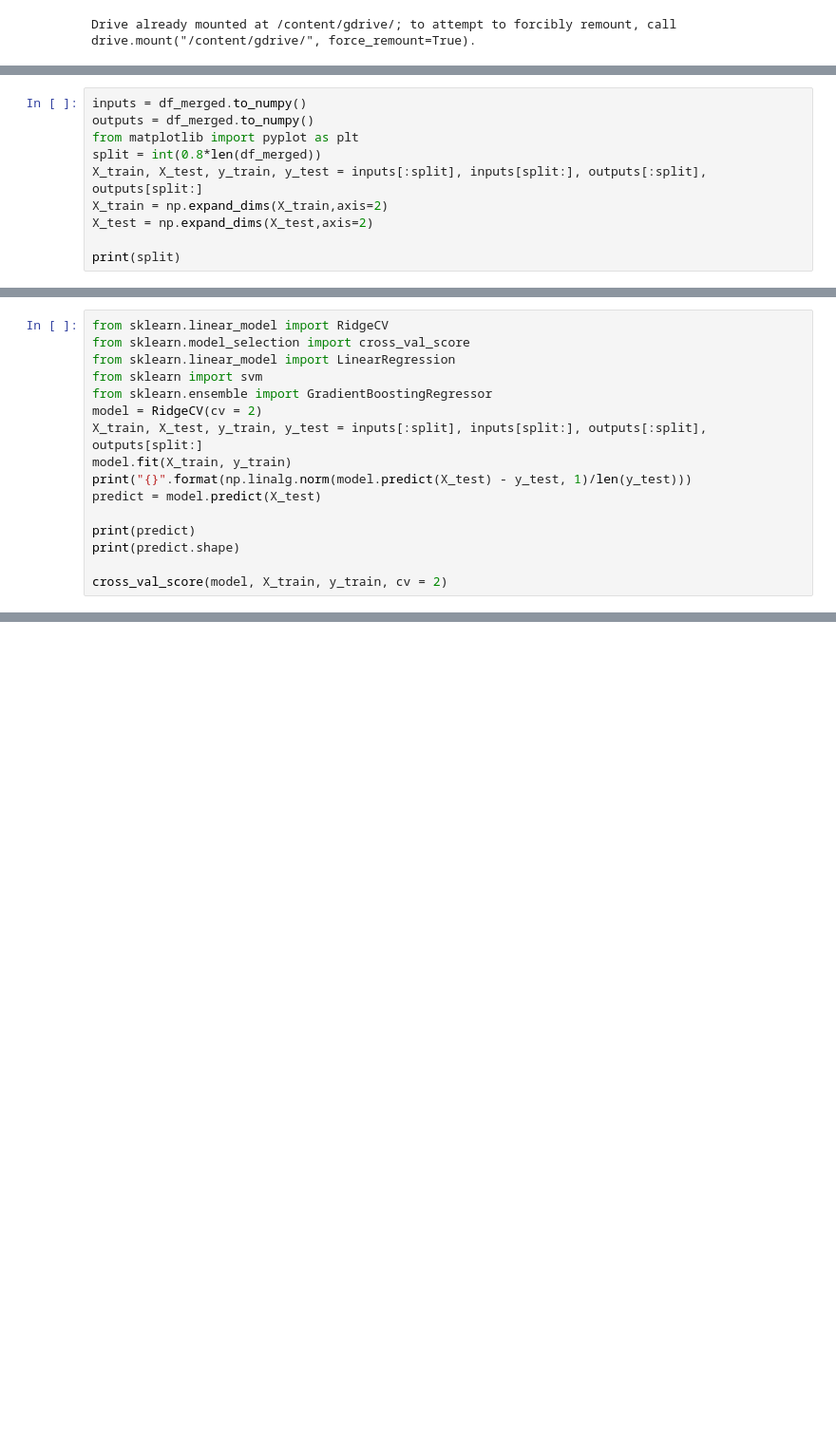
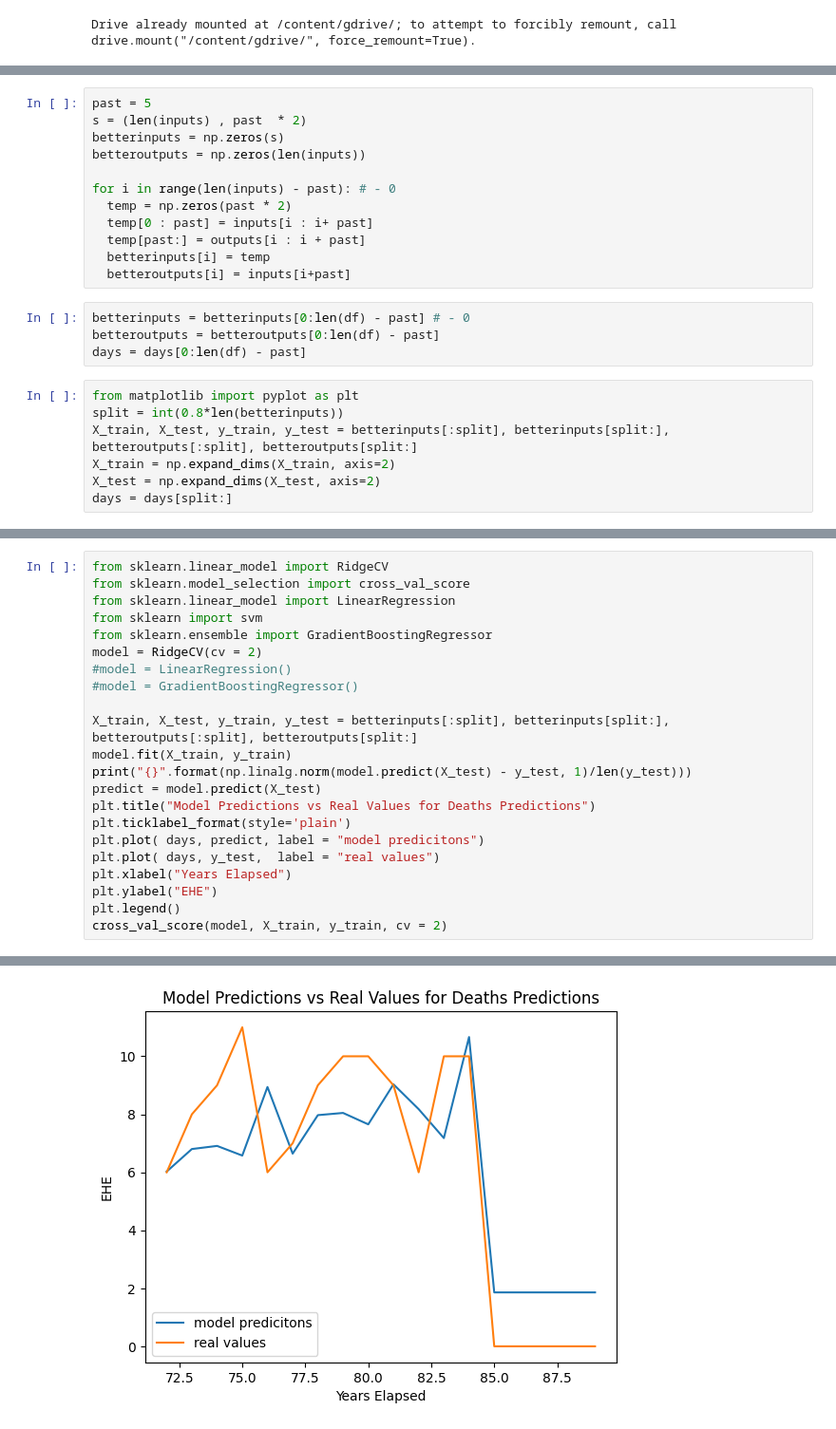
Before and after one commit to aranpandey/CornyWebbedRegisters, a Jupyter notebook: Temp+Mortality.ipynb, the cells around one changed output, grey strips where cells are left out. Shown at 95% size. Cells and saved outputs as stored; diff of their text form; blank space fills up the shorter version.

```diff
--- a/Temp+Mortality.ipynb
+++ b/Temp+Mortality.ipynb
@@ -187,10 +188,23 @@ df_merged.head(100)
+# %%
+past = 5
+s = (len(inputs) , past  * 2)
+betterinputs = np.zeros(s)
+betteroutputs = np.zeros(len(inputs))
+
+for i in range(len(inputs) - past): # - 0
+  temp = np.zeros(past * 2)
+  temp[0 : past] = inputs[i : i+ past]
+  temp[past:] = outputs[i : i + past]
+  betterinputs[i] = temp
+  betteroutputs[i] = inputs[i+past]
+# %%
+betterinputs = betterinputs[0:len(df) - past] # - 0
+betteroutputs = betteroutputs[0:len(df) - past]
+days = days[0:len(df) - past]
 # %%
-inputs = df_merged.to_numpy()
-outputs = df_merged.to_numpy()
 from matplotlib import pyplot as plt
-split = int(0.8*len(df_merged))
-X_train, X_test, y_train, y_test = inputs[:split], inputs[split:], outputs[:split], outputs[split:]
-X_train = np.expand_dims(X_train,axis=2)
-X_test = np.expand_dims(X_test,axis=2)
-
-print(split)
+split = int(0.8*len(betterinputs))
+X_train, X_test, y_train, y_test = betterinputs[:split], betterinputs[split:], betteroutputs[:split], betteroutputs[split:]
+X_train = np.expand_dims(X_train, axis=2)
+X_test = np.expand_dims(X_test, axis=2)
+days = days[split:]
@@ -204,13 +215,19 @@ from sklearn.linear_model import LinearRegression
 from sklearn import svm
 from sklearn.ensemble import GradientBoostingRegressor
 model = RidgeCV(cv = 2)
-X_train, X_test, y_train, y_test = inputs[:split], inputs[split:], outputs[:split], outputs[split:]
+#model = LinearRegression()
+#model = GradientBoostingRegressor()
+
+X_train, X_test, y_train, y_test = betterinputs[:split], betterinputs[split:], betteroutputs[:split], betteroutputs[split:]
 model.fit(X_train, y_train)
 print("{}".format(np.linalg.norm(model.predict(X_test) - y_test, 1)/len(y_test)))
 predict = model.predict(X_test)
-
-print(predict)
-print(predict.shape)
-
+plt.title("Model Predictions vs Real Values for Deaths Predictions")
+plt.ticklabel_format(style='plain')
+plt.plot( days, predict, label = "model predicitons")
+plt.plot( days, y_test,  label = "real values")
+plt.xlabel("Years Elapsed")
+plt.ylabel("EHE")
+plt.legend()
 cross_val_score(model, X_train, y_train, cv = 2)
 # %% [output]
@@ -236,0 +236 @@ array([0.99999996, 0.99999999])
+[figure, added]
```
Also changed, not shown: parts of 17 cells of this notebook.
